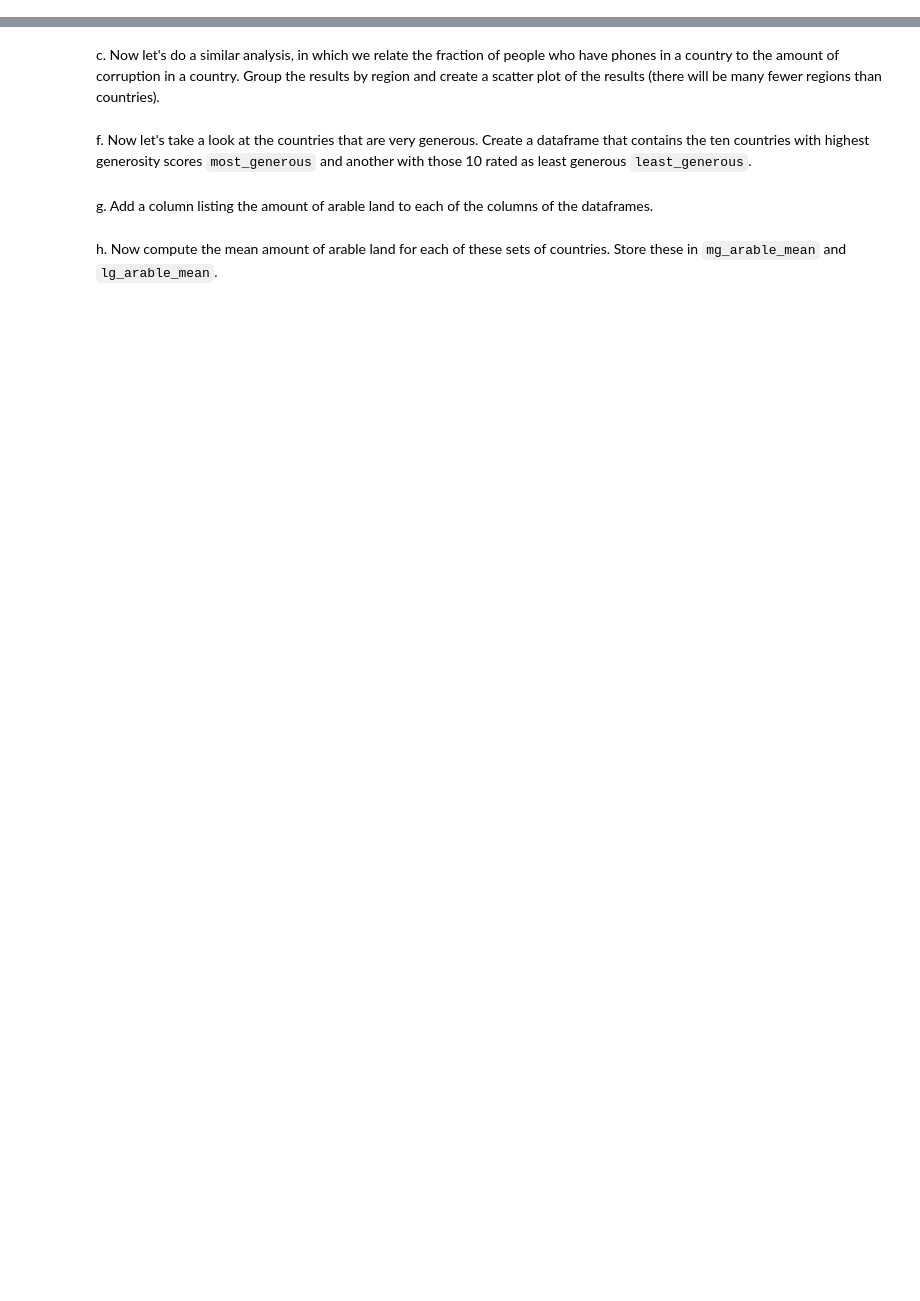
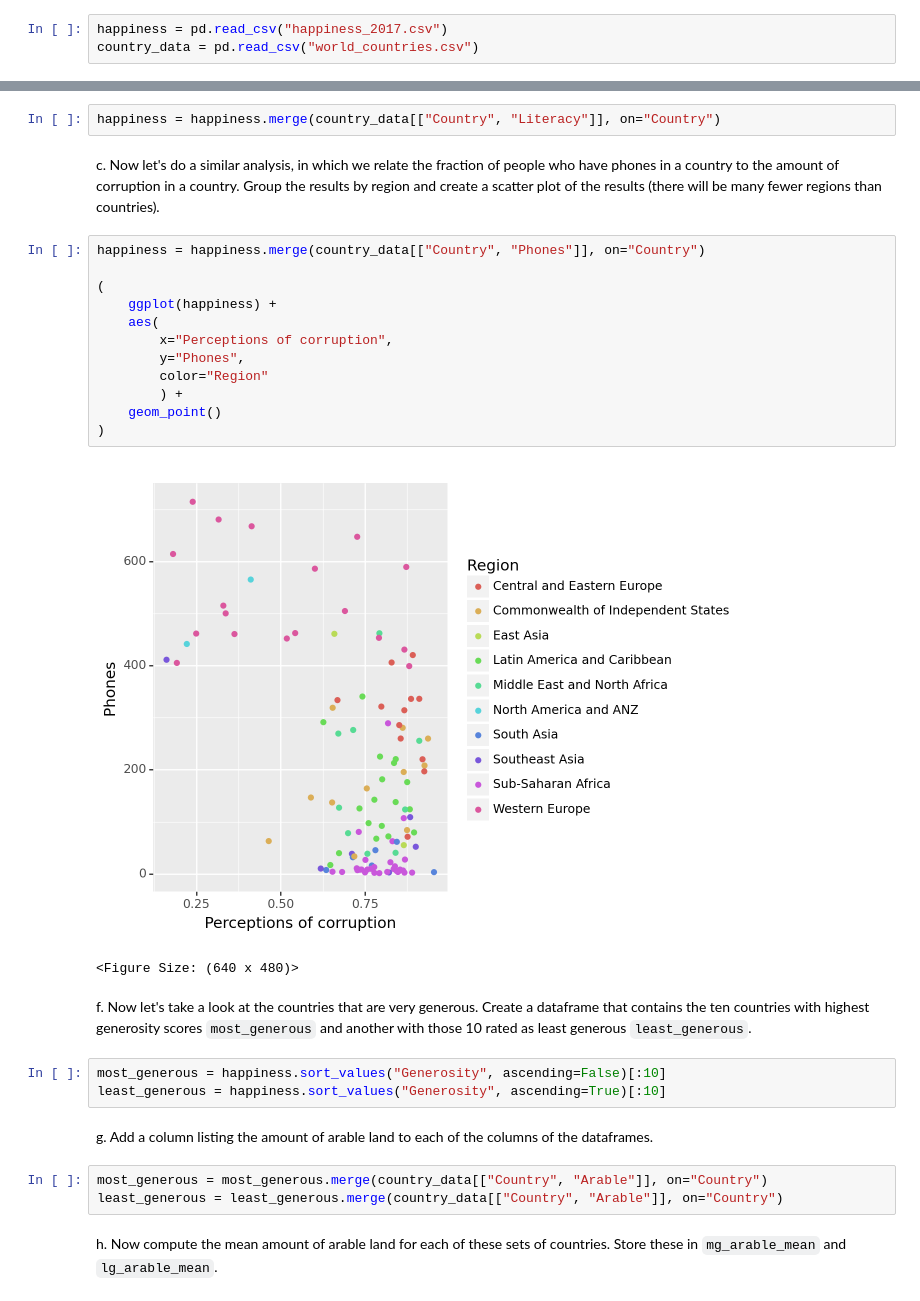
Before and after one commit to vivek-booshan/schulman, a Jupyter notebook: HW1/HW_1.ipynb, the cells around one changed output, grey strips where cells are left out. Saved outputs shown, nothing was run; the diff lists cells and outputs as text; blank space fills up the shorter version.

````diff
--- a/HW1/HW_1.ipynb
+++ b/HW1/HW_1.ipynb
@@ -206,15 +214,41 @@ f.  What can you conclude about the conductances of the different structures fro
 ## Filtering and joining
 # %% [markdown]
 a.  In this problem we are going to consider data from a survey of countries by their happiness in 2017, in the file ```happiness_2017.csv``` and data about countries of the world ```world_countries.csv```.  Load each of these into two dataframes, ```happiness``` and ```country_data```
+# %%
+happiness = pd.read_csv("happiness_2017.csv")
+country_data = pd.read_csv("world_countries.csv")
 # %% [markdown]
 Inspect each of the dataframes.  You can see that the country data dataframe has extensive demographic data to support the happiness dataset.  We are going to make some comparisons by joining these datasets and plot the results.
 # %% [markdown]
 b.  Use merging operations to add information about literacy to the happiness dataframe.  Create a scatter plot that relates literacy to happiness.  Use appropriate axis labels, and color code the datapoints by region.
+# %%
+happiness = happiness.merge(country_data[["Country", "Literacy"]], on="Country")
 # %% [markdown]
 c.  Now let's do a similar analysis, in which we relate the fraction of people who have phones in a country to the amount of corruption in a country.  Group the results by region and create a scatter plot of the results (there will be many fewer regions than countries).
+# %%
+happiness = happiness.merge(country_data[["Country", "Phones"]], on="Country")
+
+(
+    ggplot(happiness) +
+    aes(
+        x="Perceptions of corruption",
+        y="Phones",
+        color="Region"
+        ) +
+    geom_point()
+)
+# %% [output]
+[figure, added]
+<Figure Size: (640 x 480)>
 # %% [markdown]
 f.  Now let's take a look at the countries that are very generous. Create a dataframe that contains the ten countries with highest generosity scores ```most_generous``` and another with those 10 rated as least generous ```least_generous```.
+# %%
+most_generous = happiness.sort_values("Generosity", ascending=False)[:10]
+least_generous = happiness.sort_values("Generosity", ascending=True)[:10]
 # %% [markdown]
 g.  Add a column listing the amount of arable land to each of the columns of the dataframes.
+# %%
+most_generous = most_generous.merge(country_data[["Country", "Arable"]], on="Country")
+least_generous = least_generous.merge(country_data[["Country", "Arable"]], on="Country")
 # %% [markdown]
 h.  Now compute the mean amount of arable land for each of these sets of countries.  Store these in ```mg_arable_mean``` and ```lg_arable_mean```.
````
Also changed, not shown: parts of 9 cells of this notebook.
